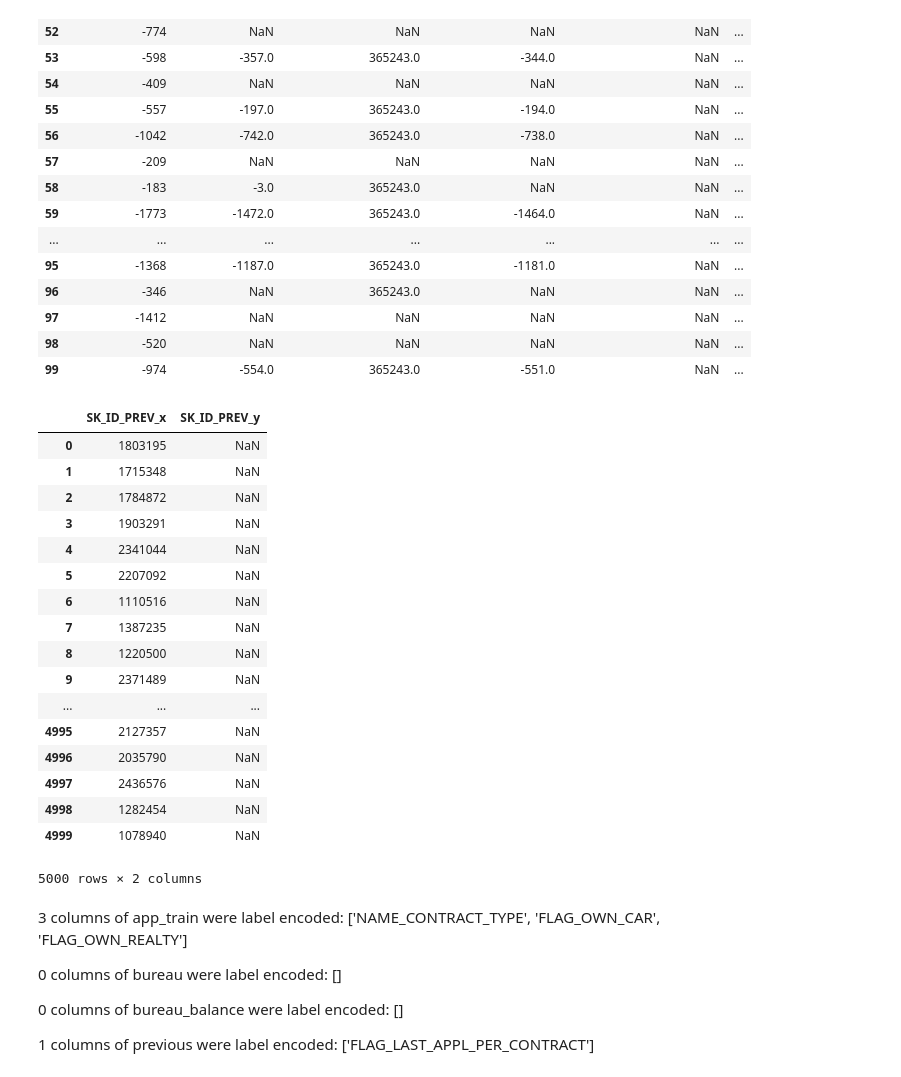
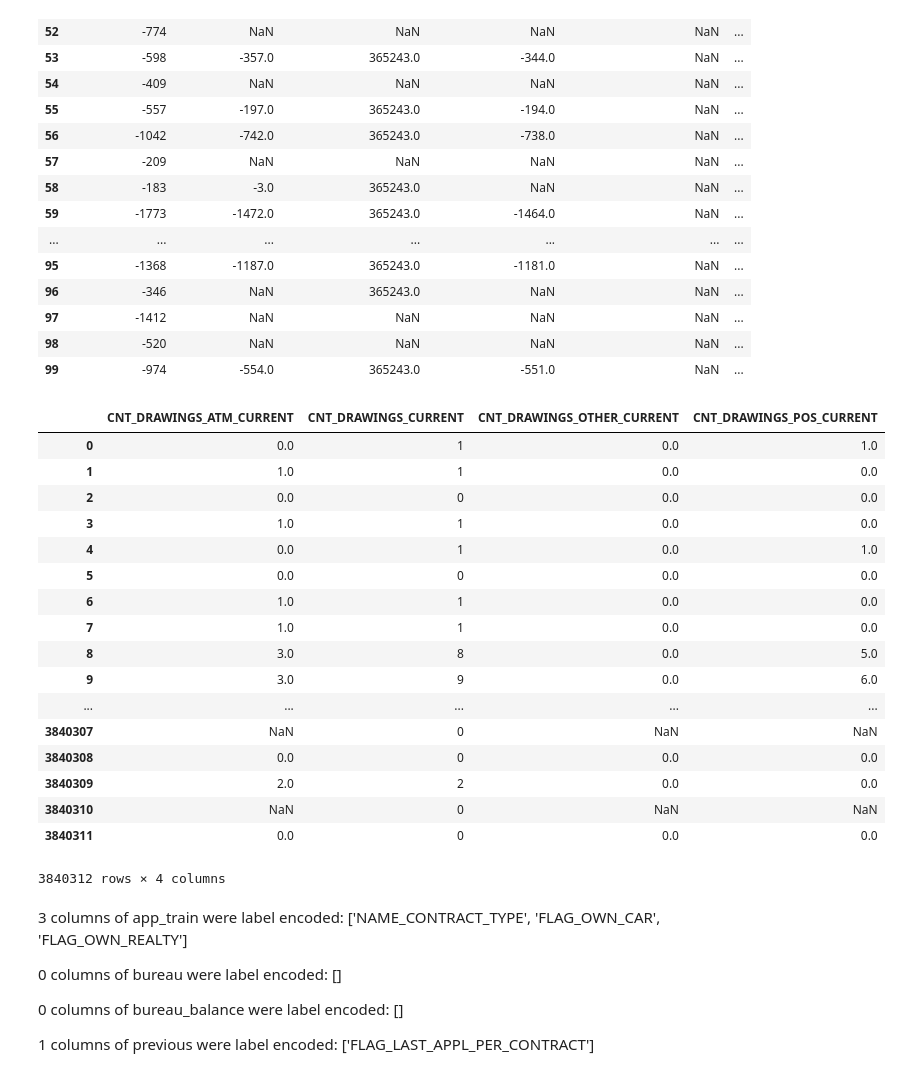
Before and after one commit to yiqiyu/homecredit, a Jupyter notebook: manual_feature_engineering.ipynb, the cells around one changed output. Saved outputs shown, nothing was run; the diff lists cells and outputs as text; code cells hidden in the pictures.

```diff
--- a/manual_feature_engineering.ipynb
+++ b/manual_feature_engineering.ipynb
@@ -381,27 +385,27 @@ cc = cc.drop("Unnamed: 0", axis=1)
 cash = pd.read_csv("cash_new.csv").reset_index(drop = True)
 cash = cash.drop("Unnamed: 0", axis=1)
 cb = cash[:5000].merge(right=cc[:5000].reset_index(), how='left', on='SK_ID_CURR')
-# %%
-cb[["SK_ID_PREV_x", "SK_ID_PREV_y"]]
-# %% [output]
-|  | SK_ID_PREV_x | SK_ID_PREV_y |
-| 0 | 1803195 | NaN |
-| 1 | 1715348 | NaN |
-| 2 | 1784872 | NaN |
-| 3 | 1903291 | NaN |
-| 4 | 2341044 | NaN |
-| 5 | 2207092 | NaN |
-| 6 | 1110516 | NaN |
-| 7 | 1387235 | NaN |
-| 8 | 1220500 | NaN |
-| 9 | 2371489 | NaN |
-| ... | ... | ... |
-| 4995 | 2127357 | NaN |
-| 4996 | 2035790 | NaN |
-| 4997 | 2436576 | NaN |
-| 4998 | 1282454 | NaN |
-| 4999 | 1078940 | NaN |
-5000 rows × 2 columns
+# %%
+cc[["CNT_DRAWINGS_ATM_CURRENT", "CNT_DRAWINGS_CURRENT", "CNT_DRAWINGS_OTHER_CURRENT", "CNT_DRAWINGS_POS_CURRENT"]]
+# %% [output]
+|  | CNT_DRAWINGS_ATM_CURRENT | CNT_DRAWINGS_CURRENT | CNT_DRAWINGS_OTHER_CURRENT | CNT_DRAWINGS_POS_CURRENT |
+| 0 | 0.0 | 1 | 0.0 | 1.0 |
+| 1 | 1.0 | 1 | 0.0 | 0.0 |
+| 2 | 0.0 | 0 | 0.0 | 0.0 |
+| 3 | 1.0 | 1 | 0.0 | 0.0 |
+| 4 | 0.0 | 1 | 0.0 | 1.0 |
+| 5 | 0.0 | 0 | 0.0 | 0.0 |
+| 6 | 1.0 | 1 | 0.0 | 0.0 |
+| 7 | 1.0 | 1 | 0.0 | 0.0 |
+| 8 | 3.0 | 8 | 0.0 | 5.0 |
+| 9 | 3.0 | 9 | 0.0 | 6.0 |
+| ... | ... | ... | ... | ... |
+| 3840307 | NaN | 0 | NaN | NaN |
+| 3840308 | 0.0 | 0 | 0.0 | 0.0 |
+| 3840309 | 2.0 | 2 | 0.0 | 0.0 |
+| 3840310 | NaN | 0 | NaN | NaN |
+| 3840311 | 0.0 | 0 | 0.0 | 0.0 |
+3840312 rows × 4 columns
 # %% [markdown]
 3 columns of app_train were label encoded: ['NAME_CONTRACT_TYPE', 'FLAG_OWN_CAR', 'FLAG_OWN_REALTY']
 
```
Also changed, not shown: parts of 1 cell of this notebook.
